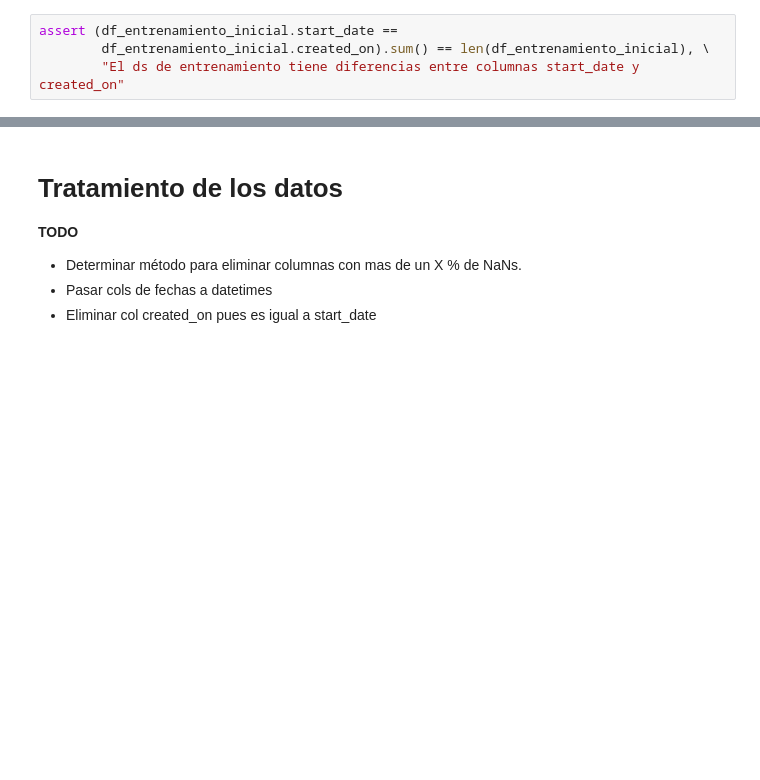
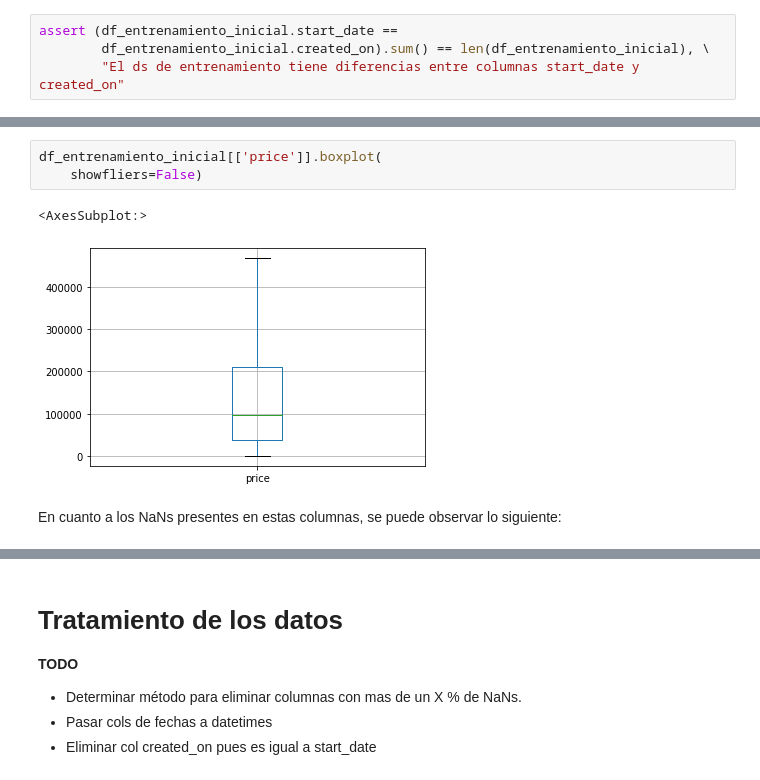
Before and after one commit to tomasdelvechio/precio-propiedades-md-2022, a Jupyter notebook: prediccion-precios-2022-md.ipynb, the cells around one changed output, grey strips where cells are left out. Cells and saved outputs as stored; diff of their text form; blank space fills up the shorter version.

```diff
--- a/prediccion-precios-2022-md.ipynb
+++ b/prediccion-precios-2022-md.ipynb
@@ -378,0 +413,8 @@ assert (df_entrenamiento_inicial.start_date ==
+# %%
+df_entrenamiento_inicial[['price']].boxplot(
+    showfliers=False)
+# %% [output]
+<AxesSubplot:>
+[figure, added]
+# %% [markdown]
+En cuanto a los NaNs presentes en estas columnas, se puede observar lo siguiente:
```
Also changed, not shown: parts of 8 cells of this notebook.
